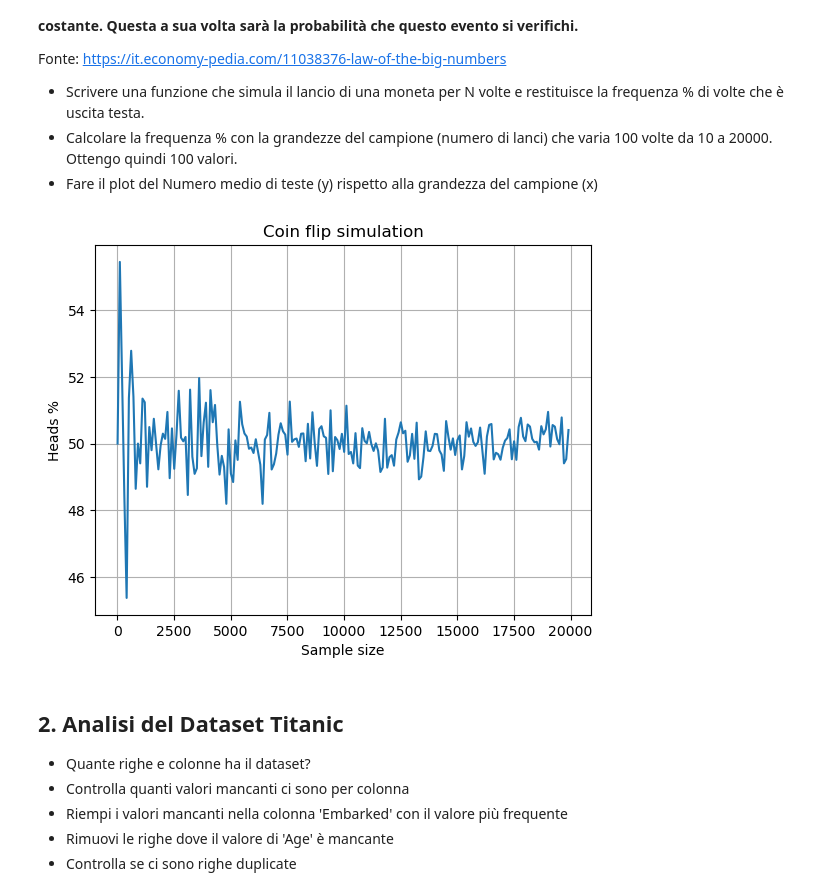
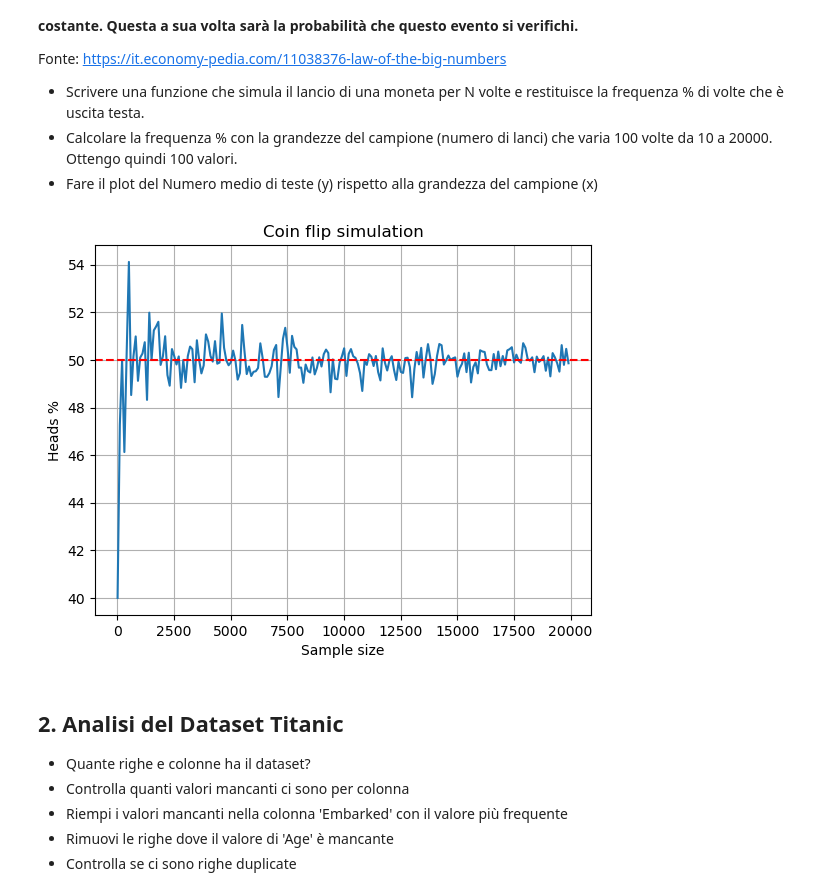
Before and after one commit to NicXVII/ProgrammingLab2, a Jupyter notebook: 4_Esercizi_lez4.ipynb, the cells around one changed output. Drawn from its saved outputs; the diff is of its cells as text; code cells hidden in the pictures.

```diff
--- a/4_Esercizi_lez4.ipynb
+++ b/4_Esercizi_lez4.ipynb
@@ -15,34 +15,35 @@ import matplotlib.pyplot as plt
 import random
 def flip(trows,probability):
     result = []
     for i in range(trows):
         result.append(random.random() < probability)
     heads = (sum(result)/len(result))*100
 
     return heads
 
 
 
 probability = 0.5
 trows = 1000
 heads = flip(trows,probability)
 # - Calcolare la frequenza % con la grandezze del campione (numero di lanci) che varia 100 volte da 10 a 20000. Ottengo quindi 100 valori.
 results = []
 size = []
 for i in range(10,20001,100):
     results.append(flip(i,probability))
     size.append(i)
 
 # - Fare il plot del Numero medio di teste (y) rispetto alla grandezza del campione (x)
 
 plt.plot(size, results)
+plt.axhline(y=probability*100, color='r', linestyle='--')
 plt.xlabel("Sample size")
 plt.ylabel("Heads %")
 plt.title("Coin flip simulation")
 plt.grid(True)
 plt.show()
 # %% [output]
-[figure, old version]
+[figure, new version]
 # %% [markdown]
 ## 2. Analisi del Dataset Titanic
 - Quante righe e colonne ha il dataset?
```
Also changed, not shown: parts of 3 cells of this notebook, 1 other file.
